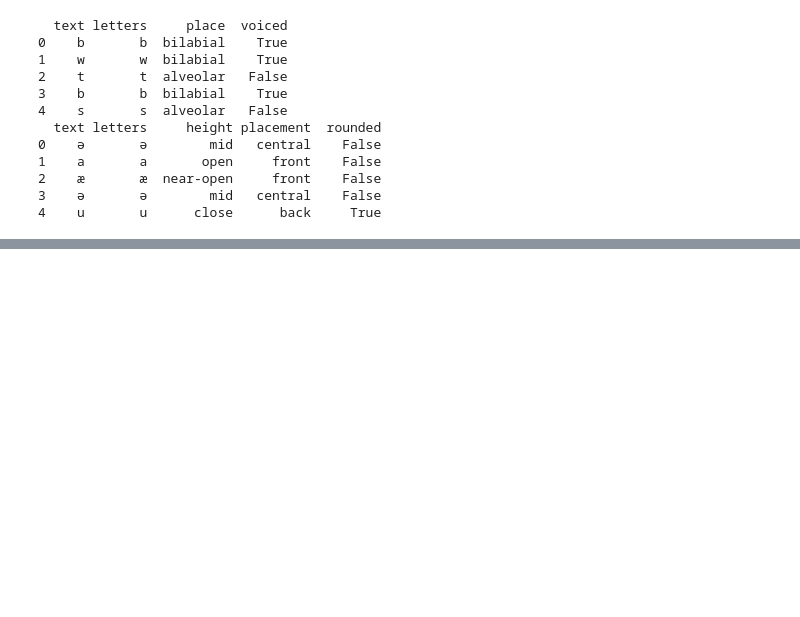
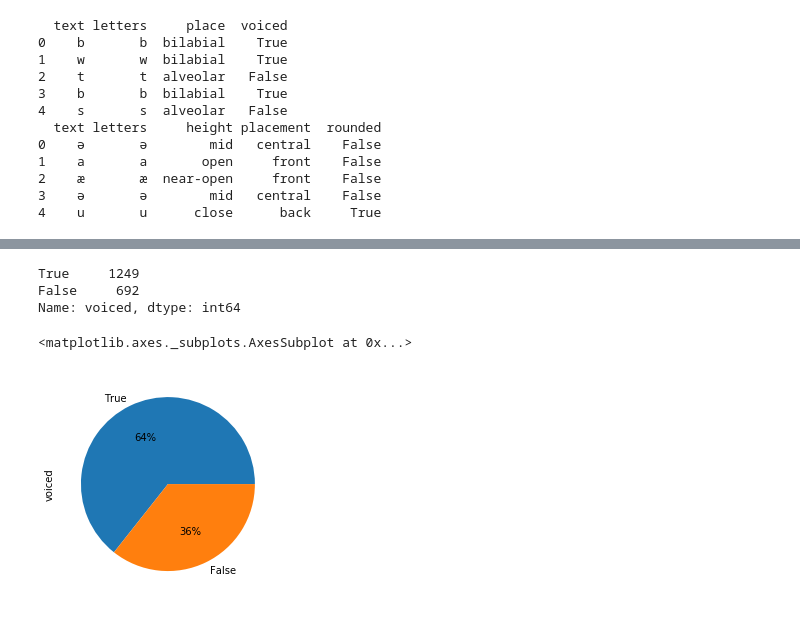
Before and after one commit to Taypapen/EDA_in_progress, a Jupyter notebook: Data_Analysis.ipynb, the cells around one changed output, grey strips where cells are left out. Cells and saved outputs as stored; diff of their text form; code cells hidden in the pictures; blank space fills up the shorter version.

```diff
--- a/Data_Analysis.ipynb
+++ b/Data_Analysis.ipynb
@@ -176,0 +204,10 @@ print(vow_dataframe.head())
+# %%
+convoicecount = cons_dataframe.voiced.value_counts()
+print(convoicecount)
+convoicecount.plot(kind='pie', autopct='%1.0f%%')
+# %% [output]
+True     1249
+False     692
+Name: voiced, dtype: int64
+<matplotlib.axes._subplots.AxesSubplot at 0x...>
+[figure, added]
```
Also changed, not shown: parts of 16 cells of this notebook.
